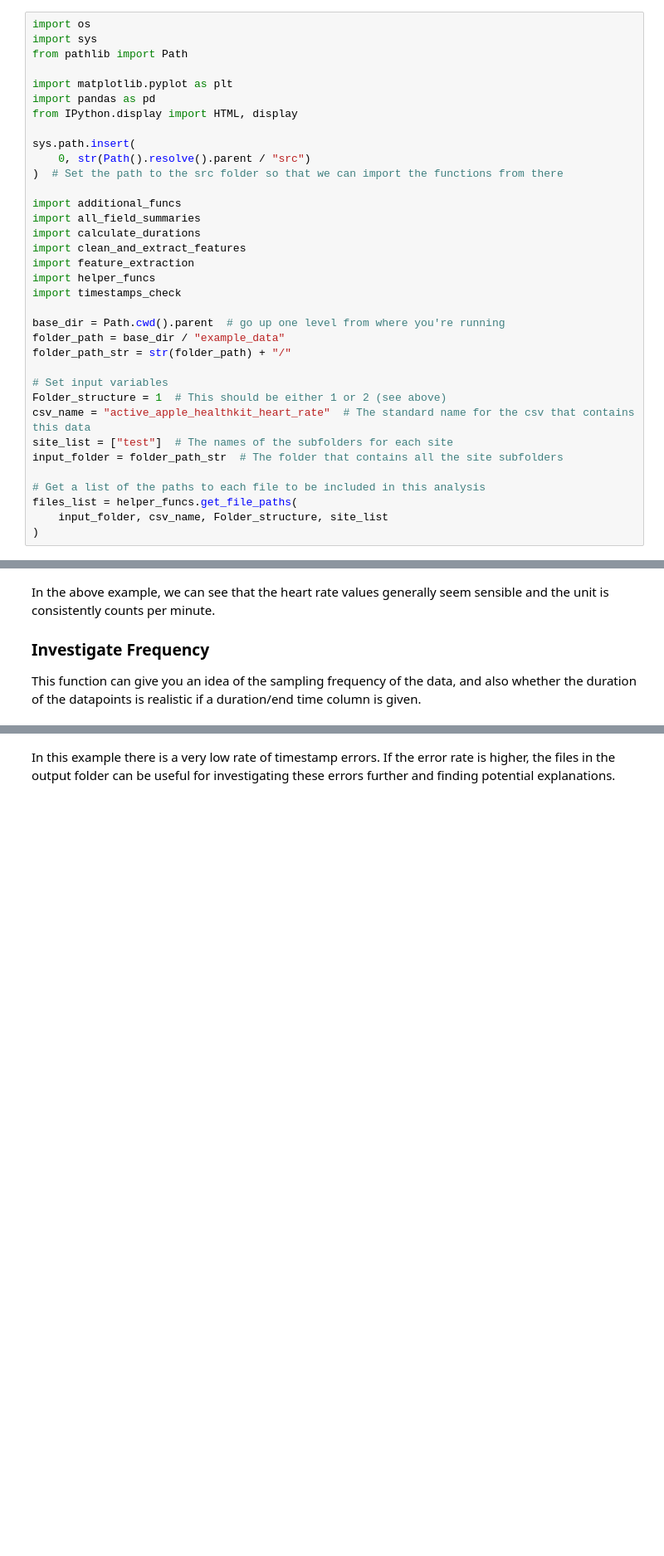
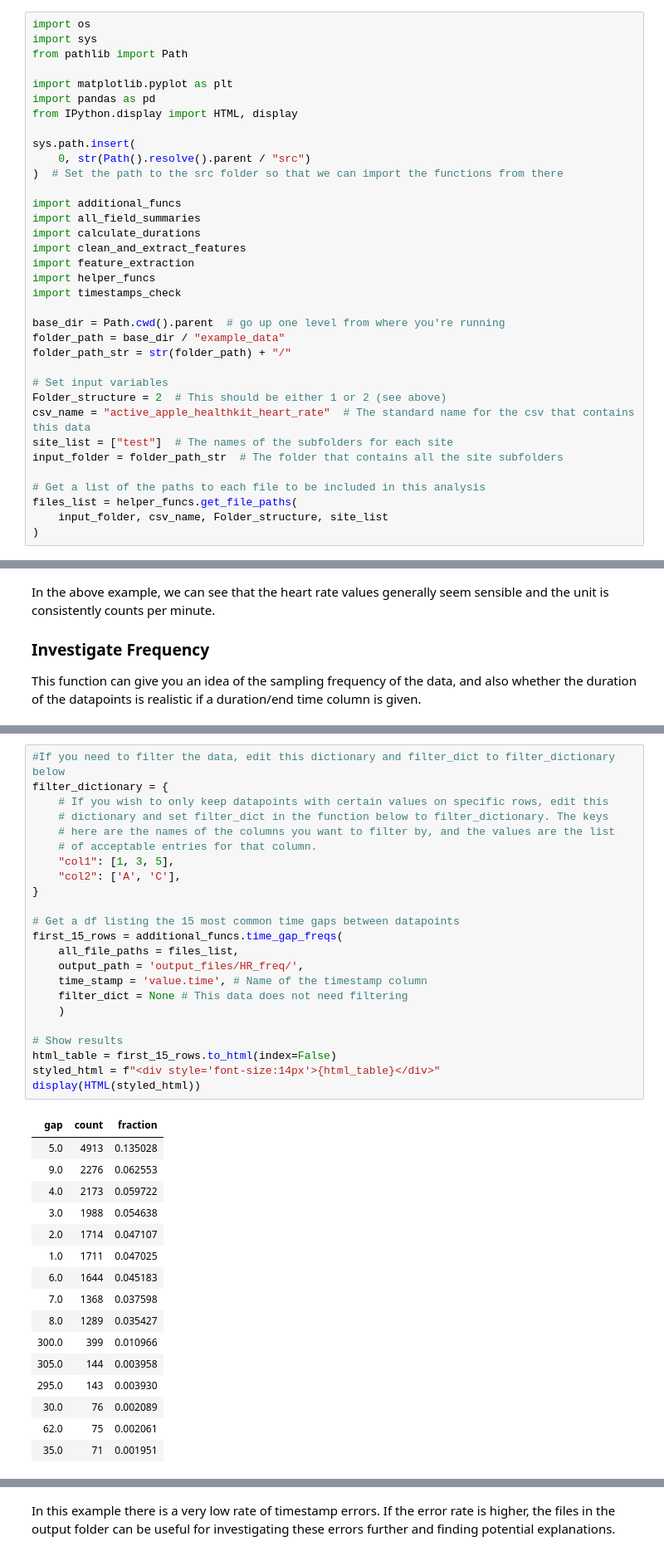
Before and after one commit to MentalHealthMission/data-book, a Jupyter notebook: content/heart_rate_specific_template.ipynb, the cells around one changed output, grey strips where cells are left out. Shown at 83% size. Drawn from its saved outputs; the diff is of its cells as text; blank space fills up the shorter version.

Commit message:
Update HR data

```diff
--- a/content/heart_rate_specific_template.ipynb
+++ b/content/heart_rate_specific_template.ipynb
@@ -32,7 +32,7 @@ folder_path = base_dir / "example_data"
 folder_path_str = str(folder_path) + "/"
 
 # Set input variables
-Folder_structure = 1  # This should be either 1 or 2 (see above)
+Folder_structure = 2  # This should be either 1 or 2 (see above)
 csv_name = "active_apple_healthkit_heart_rate"  # The standard name for the csv that contains this data
 site_list = ["test"]  # The names of the subfolders for each site
 input_folder = folder_path_str  # The folder that contains all the site subfolders
@@ -126 +129,41 @@ more measurements are likely to be collected during exercise.
+# %%
+#If you need to filter the data, edit this dictionary and filter_dict to filter_dictionary below
+filter_dictionary = {
+    # If you wish to only keep datapoints with certain values on specific rows, edit this
+    # dictionary and set filter_dict in the function below to filter_dictionary. The keys
+    # here are the names of the columns you want to filter by, and the values are the list
+    # of acceptable entries for that column.
+    "col1": [1, 3, 5],
+    "col2": ['A', 'C'],
+}
+
+# Get a df listing the 15 most common time gaps between datapoints
+first_15_rows = additional_funcs.time_gap_freqs(
+    all_file_paths = files_list,
+    output_path = 'output_files/HR_freq/',
+    time_stamp = 'value.time', # Name of the timestamp column
+    filter_dict = None # This data does not need filtering
+    )
+
+# Show results
+html_table = first_15_rows.to_html(index=False)
+styled_html = f"<div style='font-size:14px'>{html_table}</div>"
+display(HTML(styled_html))
+# %% [output]
+| gap | count | fraction |
+| 5.0 | 4913 | 0.135028 |
+| 9.0 | 2276 | 0.062553 |
+| 4.0 | 2173 | 0.059722 |
+| 3.0 | 1988 | 0.054638 |
+| 2.0 | 1714 | 0.047107 |
+| 1.0 | 1711 | 0.047025 |
+| 6.0 | 1644 | 0.045183 |
+| 7.0 | 1368 | 0.037598 |
+| 8.0 | 1289 | 0.035427 |
+| 300.0 | 399 | 0.010966 |
+| 305.0 | 144 | 0.003958 |
+| 295.0 | 143 | 0.003930 |
+| 30.0 | 76 | 0.002089 |
+| 62.0 | 75 | 0.002061 |
+| 35.0 | 71 | 0.001951 |
 # %% [markdown]
```
Also changed, not shown: parts of 2 cells of this notebook.
